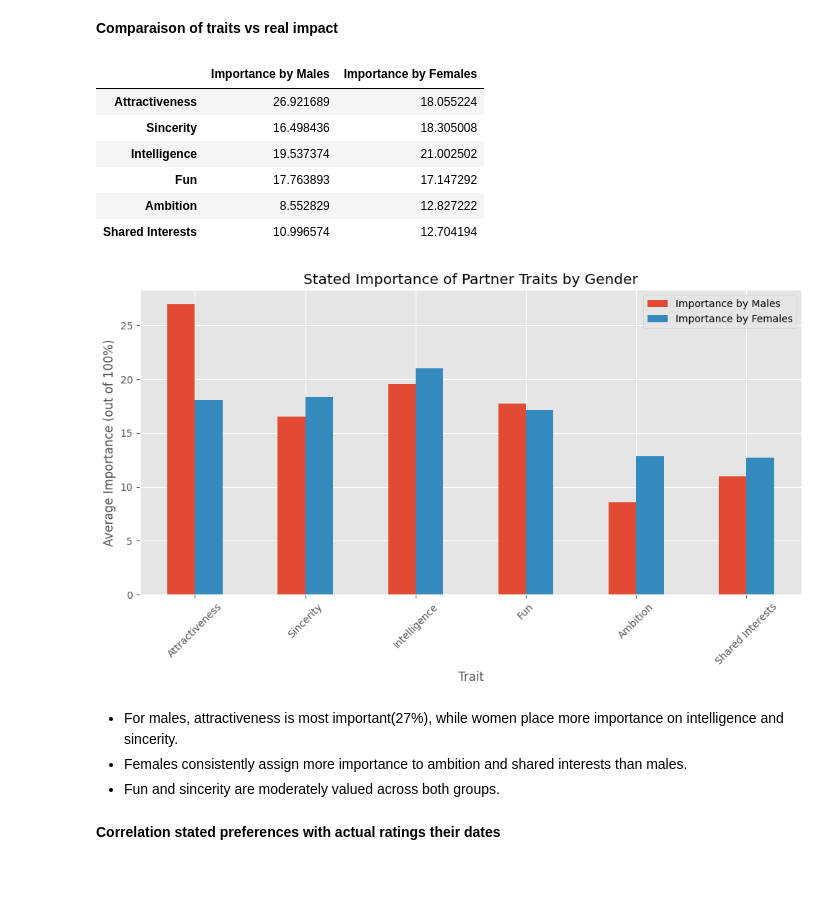
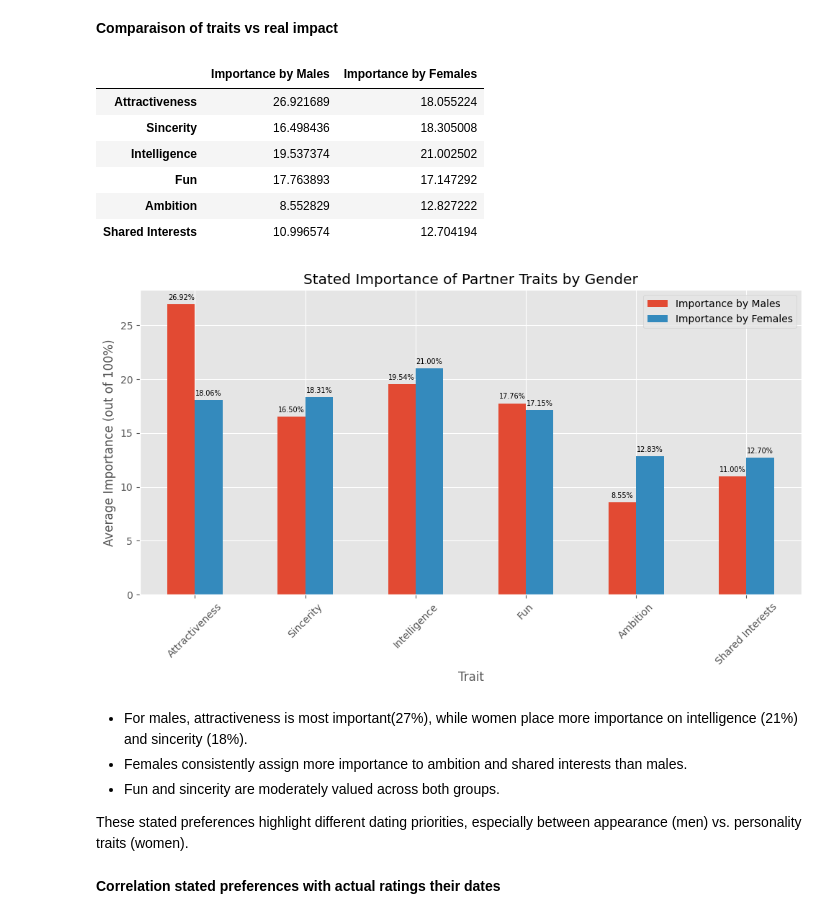
Before and after one commit to Yona-p/bloc2-EDA-tinder, a Jupyter notebook: jedha_tinder.ipynb, the cells around one changed output. Saved outputs shown, nothing was run; the diff lists cells and outputs as text; code cells hidden in the pictures; blank space fills up the shorter version.

```diff
--- a/jedha_tinder.ipynb
+++ b/jedha_tinder.ipynb
@@ -101,19 +116,22 @@ male_ratings = df[df['gender'] == 1][rating_columns]
 female_ratings = df[df['gender'] == 0][rating_columns]
 
 # Calculate mean ratings
-avg_male_ratings = male_ratings.mean().rename("Rated by Females (on Males)")
-avg_male_ratings = female_ratings.mean().rename("Rated by Males (on Females)")
+avg_male_ratings = male_ratings.mean().rename("Rated by Females (on M)")
+avg_female_ratings = female_ratings.mean().rename("Rated by Males (on F)")
 
 # Combine for comparison
-ratings_comparison = pd.concat([avg_male_ratings, avg_male_ratings], axis=1)
+ratings_comparison = pd.concat([avg_male_ratings, avg_female_ratings], axis=1)
 
-# Chart
-ratings_comparison.plot(kind='bar', figsize=(10, 6), title="Average Ratings of Partner Traits by Gender")
+# Plotting
+ax = ratings_comparison.plot(kind='bar', figsize=(10, 6), title="Average Ratings of Partner Traits by Gender")
 plt.ylabel("Average Rating (1-10)")
 plt.xlabel("Trait")
 plt.xticks(rotation=45)
 plt.tight_layout()
 
+# Add data labels
+for container in ax.containers:
+    ax.bar_label(container, labels=[f'{val:.2f}%' for val in container.datavalues], label_type='edge',fontsize=7, padding=3)
 
 ratings_comparison
 # %% [output]
@@ -135,39 +153,44 @@ ratings_comparison
 # %%
 # Importance of each trait in a partner
 importance_columns  = ['attr1_1', 'sinc1_1', 'intel1_1', 'fun1_1', 'amb1_1', 'shar1_1']
 importance_labels  = ['Attractiveness', 'Sincerity', 'Intelligence', 'Fun', 'Ambition', 'Shared Interests']
 
 # Average of importance by gender
 male_importance = df[df['gender'] == 1][importance_columns].mean().rename("Importance by Males")
 female_importance = df[df['gender'] == 0][importance_columns].mean().rename("Importance by Females")
 
 # Rename indices
 male_importance.index = importance_labels
 female_importance.index = importance_labels
 
 # Combine into a single dataframe
 importance_comparison = pd.concat([male_importance, female_importance], axis=1)
 
-# Plotting
-importance_comparison.plot(kind='bar', figsize=(10, 6), title="Stated Importance of Partner Traits by Gender")
+# Plotting with data labels
+ax = importance_comparison.plot(kind='bar', figsize=(10, 6), title="Stated Importance of Partner Traits by Gender")
 plt.ylabel("Average Importance (out of 100%)")
 plt.xlabel("Trait")
 plt.xticks(rotation=45)
 plt.tight_layout()
 
+for container in ax.containers:
+    ax.bar_label(container, labels=[f'{val:.2f}%' for val in container.datavalues], label_type='edge',fontsize=7, padding=3)
+
 importance_comparison
 # %% [output]
 |  | Importance by Males | Importance by Females |
 | Attractiveness | 26.921689 | 18.055224 |
 | Sincerity | 16.498436 | 18.305008 |
 | Intelligence | 19.537374 | 21.002502 |
 | Fun | 17.763893 | 17.147292 |
 | Ambition | 8.552829 | 12.827222 |
 | Shared Interests | 10.996574 | 12.704194 |
-[figure, old version]
+[figure, new version]
 # %% [markdown]
-- For males, attractiveness is most important(27%), while women place more importance on intelligence and sincerity.
+- For males, attractiveness is most important(27%), while women place more importance on intelligence (21%) and sincerity (18%).
 - Females consistently assign more importance to ambition and shared interests than males.
 - Fun and sincerity are moderately valued across both groups.
+
+These stated preferences highlight different dating priorities, especially between appearance (men) vs. personality traits (women).
 # %% [markdown]
 **Correlation stated preferences with actual ratings their dates**
```
Also changed, not shown: parts of 10 cells of this notebook.
